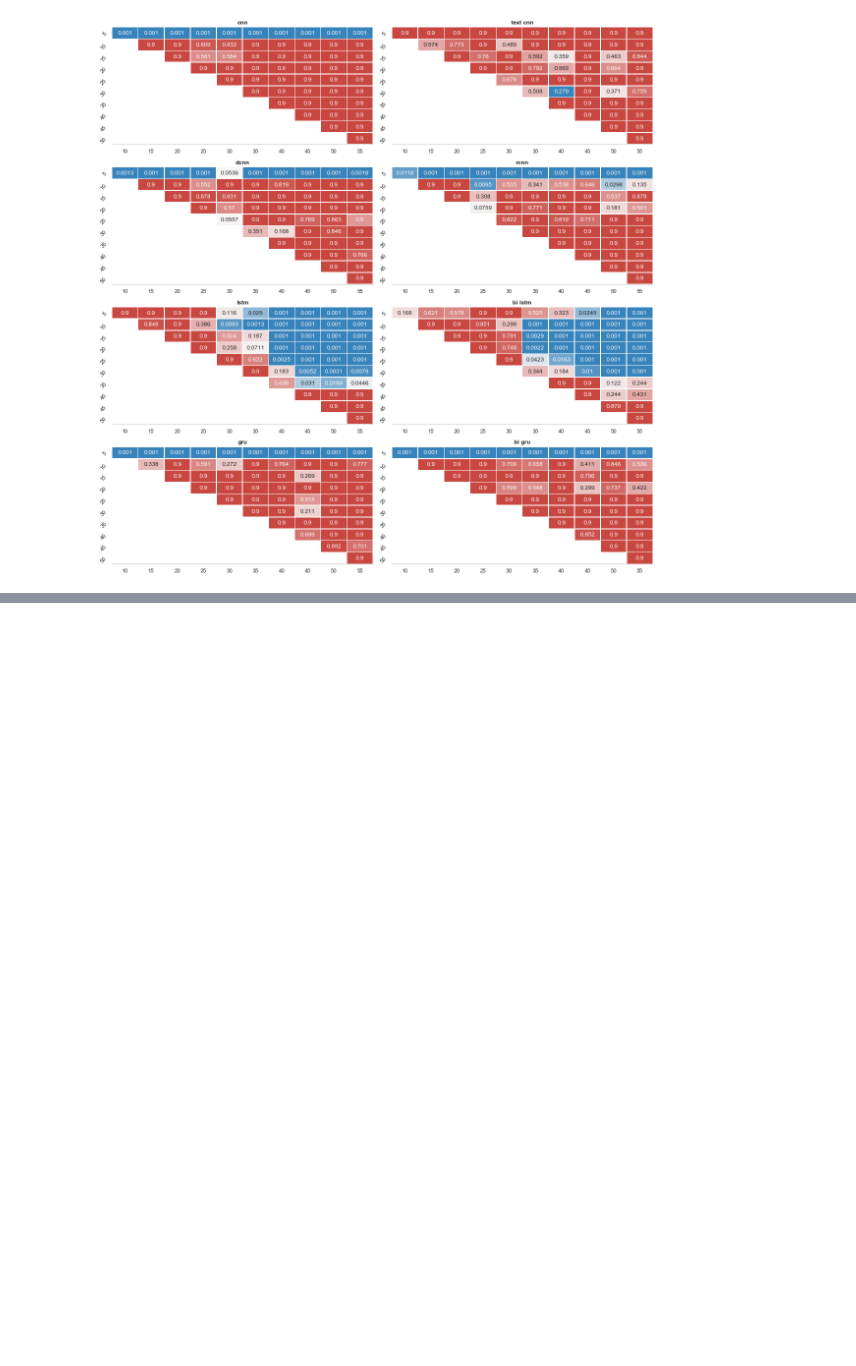
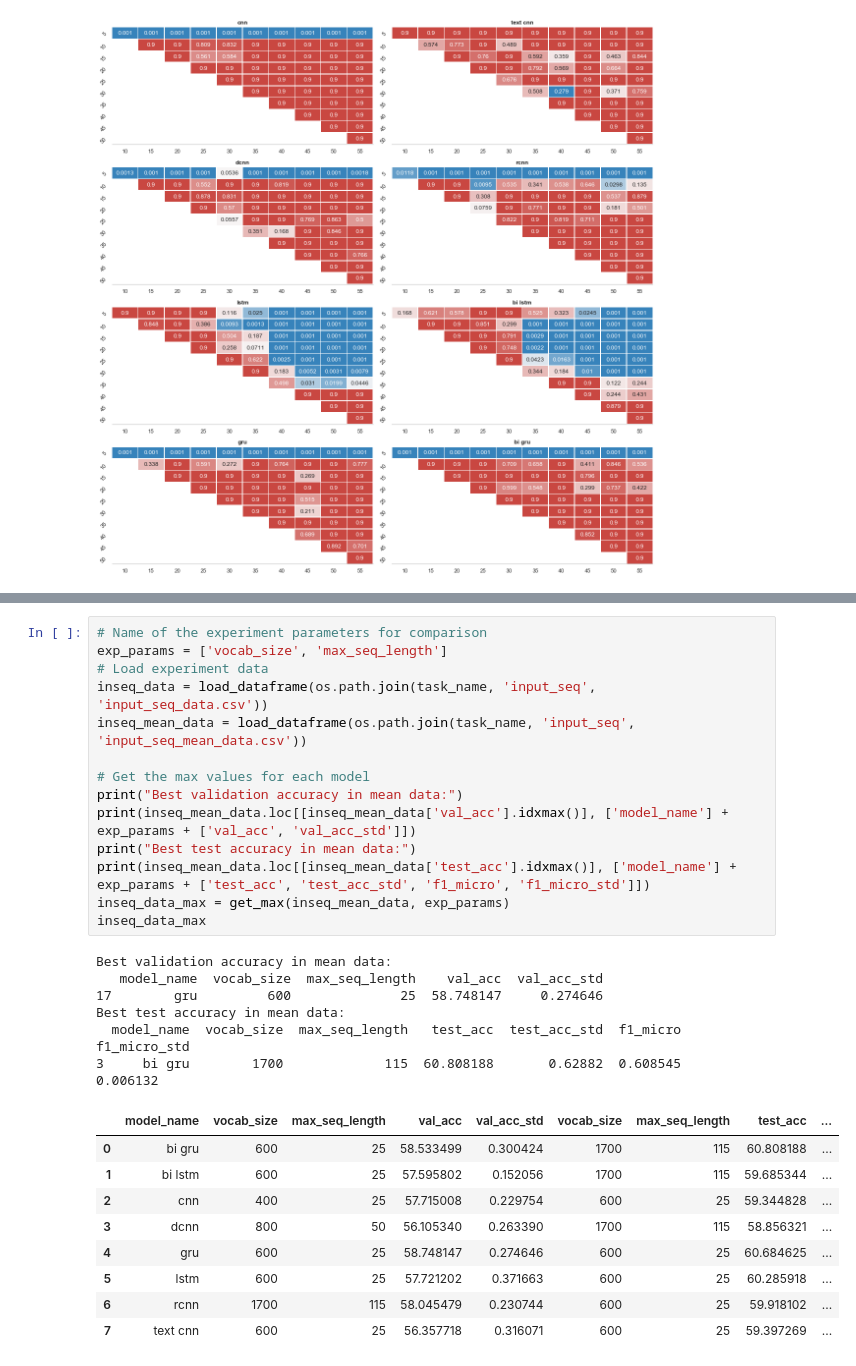
Before and after one commit to NathanDuran/Sentence-Encoding-for-DA-Classification, a Jupyter notebook: data_processing/maptask_results.ipynb, the cells around one changed output, grey strips where cells are left out. Saved outputs shown, nothing was run; the diff lists cells and outputs as text; blank space fills up the shorter version.

```diff
--- a/data_processing/maptask_results.ipynb
+++ b/data_processing/maptask_results.ipynb
@@ -276,0 +281,30 @@ g, fig = plot_facetgrid(tukey_frame, x='group1', y='group2', hue='p-value', col=
+# %%
+# Name of the experiment parameters for comparison
+exp_params = ['vocab_size', 'max_seq_length']
+# Load experiment data
+inseq_data = load_dataframe(os.path.join(task_name, 'input_seq', 'input_seq_data.csv'))
+inseq_mean_data = load_dataframe(os.path.join(task_name, 'input_seq', 'input_seq_mean_data.csv'))
+
+# Get the max values for each model
+print("Best validation accuracy in mean data:")
+print(inseq_mean_data.loc[[inseq_mean_data['val_acc'].idxmax()], ['model_name'] + exp_params + ['val_acc', 'val_acc_std']])
+print("Best test accuracy in mean data:")
+print(inseq_mean_data.loc[[inseq_mean_data['test_acc'].idxmax()], ['model_name'] + exp_params + ['test_acc', 'test_acc_std', 'f1_micro', 'f1_micro_std']])
+inseq_data_max = get_max(inseq_mean_data, exp_params)
+inseq_data_max
+# %% [output]
+Best validation accuracy in mean data:
+   model_name  vocab_size  max_seq_length    val_acc  val_acc_std
+17        gru         600              25  58.748147     0.274646
+Best test accuracy in mean data:
+  model_name  vocab_size  max_seq_length   test_acc  test_acc_std  f1_micro  f1_micro_std
+3     bi gru        1700             115  60.808188       0.62882  0.608545      0.006132
+|  | model_name | vocab_size | max_seq_length | val_acc | val_acc_std | vocab_size | max_seq_length | test_acc | ... |
+| 0 | bi gru | 600 | 25 | 58.533499 | 0.300424 | 1700 | 115 | 60.808188 | ... |
+| 1 | bi lstm | 600 | 25 | 57.595802 | 0.152056 | 1700 | 115 | 59.685344 | ... |
+| 2 | cnn | 400 | 25 | 57.715008 | 0.229754 | 600 | 25 | 59.344828 | ... |
+| 3 | dcnn | 800 | 50 | 56.105340 | 0.263390 | 1700 | 115 | 58.856321 | ... |
+| 4 | gru | 600 | 25 | 58.748147 | 0.274646 | 600 | 25 | 60.684625 | ... |
+| 5 | lstm | 600 | 25 | 57.721202 | 0.371663 | 600 | 25 | 60.285918 | ... |
+| 6 | rcnn | 1700 | 115 | 58.045479 | 0.230744 | 600 | 25 | 59.918102 | ... |
+| 7 | text cnn | 600 | 25 | 56.357718 | 0.316071 | 600 | 25 | 59.397269 | ... |
```
Also changed, not shown: parts of 5 cells of this notebook, 10 other files.
